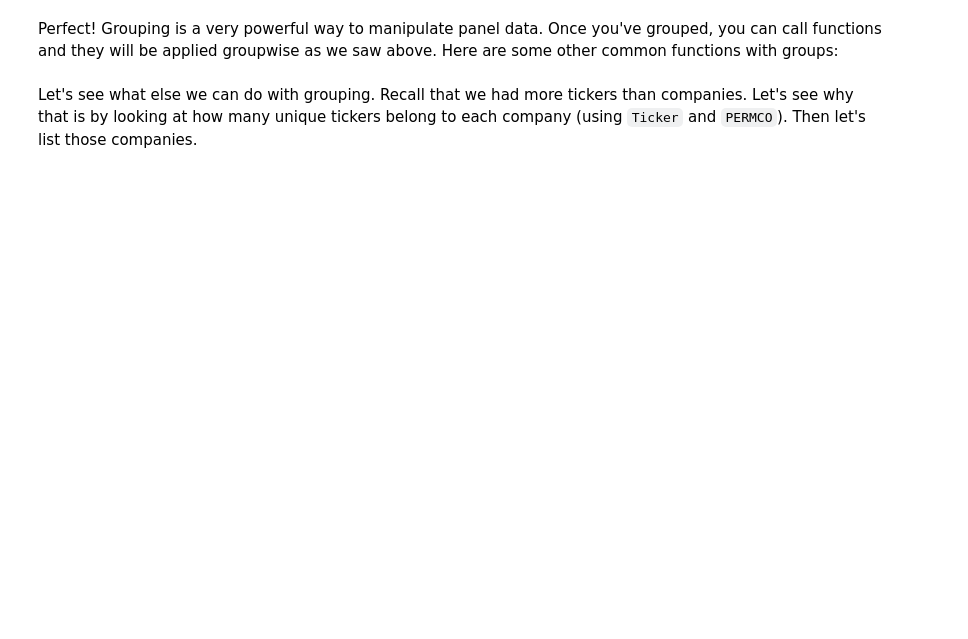
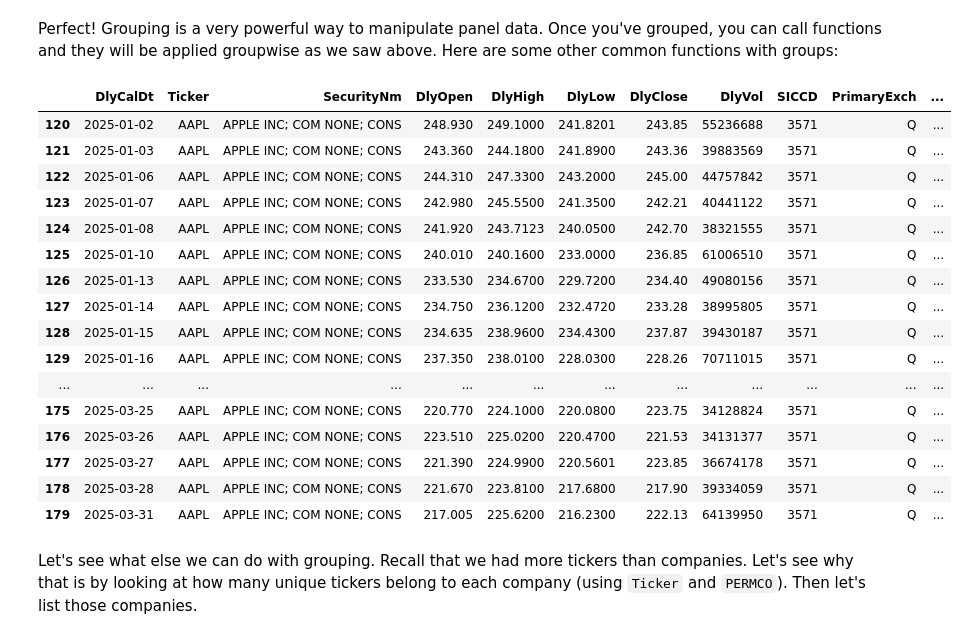
Before and after one commit to Imperial-Business-School/python-for-finance-poonnnt, a Jupyter notebook: 06. Panel Data.ipynb, the cells around one changed output. Drawn from its saved outputs; the diff is of its cells as text; code cells hidden in the pictures; blank space fills up the shorter version.

```diff
--- a/06. Panel Data.ipynb
+++ b/06. Panel Data.ipynb
@@ -9,14 +9,14 @@ As always, let's start by importing pandas and loading and cleaning our dataset.
 # %%
 import pandas as pd
 
+# Load the data
 df = pd.read_csv("data/sp500_q1_2025.csv")
+
+# Look at dates - back in the ISO format!
+print("Look at our dates:\n", df.DlyCalDt.head())
+
+# Convert the 'datadate' column to a datetime object
+df.DlyCalDt = pd.to_datetime(df.DlyCalDt)
+
 df
-
-df.info()
-
-df.DlyCalDt.head()
-
-df["DlyCalDt"] = pd.to_datetime(df.DlycalDt)
-
-df.head()
 # %% [output]
@@ -46,3 +59,11 @@ We'll stop short of setting the index as our datetime value though. This is beca
 ## Cleaning
 
 Let's not forget data cleaning! Do we have missing data? Where?
+# %%
+print("The number of missing values is", df.isnull().sum().sum())
+
+df[df.isnull().any(axis=1)]
+
+df.dropna(inplace=True)
+
+print("The number of missing values is", df.isnull().sum().sum())
@@ -60,3 +103,7 @@ Let's explore this panel data a bit more, to answer some questions:
 ## Grouping
 
 What if we wanted to calculate daily returns in this data set. Is it as simple as using `pct_change()`? Let's try.
+# %%
+df["Return"] = df.DlyClose.pct_change()
+
+df
@@ -64,3 +125,7 @@ What if we wanted to calculate daily returns in this data set. Is it as simple a
 Can you see what's gone wrong here? Our first calculated daily return for American Airlines is using Agilent's last closing price. This hopefully gets across the importance of *grouping*, particularly useful with this kind of panel data.
 # %% [markdown]
 We can solve this with the `groupby()` method of data frames.
+# %%
+df["Returns"] = df.groupby("PERMNO").DlyClose.pct_change()
+
+df.head(65)
@@ -67,4 +146,27 @@ We can solve this with the `groupby()` method of data frames.
 # %% [markdown]
 Perfect! Grouping is a very powerful way to manipulate panel data. Once you've grouped, you can call functions and they will be applied groupwise as we saw above. Here are some other common functions with groups:
+# %%
+df.groupby("Ticker").size()
+
+apple = df.groupby("Ticker").get_group("AAPL")
+apple
+# %% [output]
+|  | DlyCalDt | Ticker | SecurityNm | DlyOpen | DlyHigh | DlyLow | DlyClose | DlyVol | SICCD | PrimaryExch | ... |
+| 120 | 2025-01-02 | AAPL | APPLE INC; COM NONE; CONS | 248.930 | 249.1000 | 241.8201 | 243.85 | 55236688 | 3571 | Q | ... |
+| 121 | 2025-01-03 | AAPL | APPLE INC; COM NONE; CONS | 243.360 | 244.1800 | 241.8900 | 243.36 | 39883569 | 3571 | Q | ... |
+| 122 | 2025-01-06 | AAPL | APPLE INC; COM NONE; CONS | 244.310 | 247.3300 | 243.2000 | 245.00 | 44757842 | 3571 | Q | ... |
+| 123 | 2025-01-07 | AAPL | APPLE INC; COM NONE; CONS | 242.980 | 245.5500 | 241.3500 | 242.21 | 40441122 | 3571 | Q | ... |
+| 124 | 2025-01-08 | AAPL | APPLE INC; COM NONE; CONS | 241.920 | 243.7123 | 240.0500 | 242.70 | 38321555 | 3571 | Q | ... |
+| 125 | 2025-01-10 | AAPL | APPLE INC; COM NONE; CONS | 240.010 | 240.1600 | 233.0000 | 236.85 | 61006510 | 3571 | Q | ... |
+| 126 | 2025-01-13 | AAPL | APPLE INC; COM NONE; CONS | 233.530 | 234.6700 | 229.7200 | 234.40 | 49080156 | 3571 | Q | ... |
+| 127 | 2025-01-14 | AAPL | APPLE INC; COM NONE; CONS | 234.750 | 236.1200 | 232.4720 | 233.28 | 38995805 | 3571 | Q | ... |
+| 128 | 2025-01-15 | AAPL | APPLE INC; COM NONE; CONS | 234.635 | 238.9600 | 234.4300 | 237.87 | 39430187 | 3571 | Q | ... |
+| 129 | 2025-01-16 | AAPL | APPLE INC; COM NONE; CONS | 237.350 | 238.0100 | 228.0300 | 228.26 | 70711015 | 3571 | Q | ... |
+| ... | ... | ... | ... | ... | ... | ... | ... | ... | ... | ... | ... |
+| 175 | 2025-03-25 | AAPL | APPLE INC; COM NONE; CONS | 220.770 | 224.1000 | 220.0800 | 223.75 | 34128824 | 3571 | Q | ... |
+| 176 | 2025-03-26 | AAPL | APPLE INC; COM NONE; CONS | 223.510 | 225.0200 | 220.4700 | 221.53 | 34131377 | 3571 | Q | ... |
+| 177 | 2025-03-27 | AAPL | APPLE INC; COM NONE; CONS | 221.390 | 224.9900 | 220.5601 | 223.85 | 36674178 | 3571 | Q | ... |
+| 178 | 2025-03-28 | AAPL | APPLE INC; COM NONE; CONS | 221.670 | 223.8100 | 217.6800 | 217.90 | 39334059 | 3571 | Q | ... |
+| 179 | 2025-03-31 | AAPL | APPLE INC; COM NONE; CONS | 217.005 | 225.6200 | 216.2300 | 222.13 | 64139950 | 3571 | Q | ... |
 # %% [markdown]
 Let's see what else we can do with grouping. Recall that we had more tickers than companies. Let's see why that is by looking at how many unique tickers belong to each company (using `Ticker` and `PERMCO`). Then let's list those companies.
```
Also changed, not shown: parts of 7 cells of this notebook, 3 other files.
